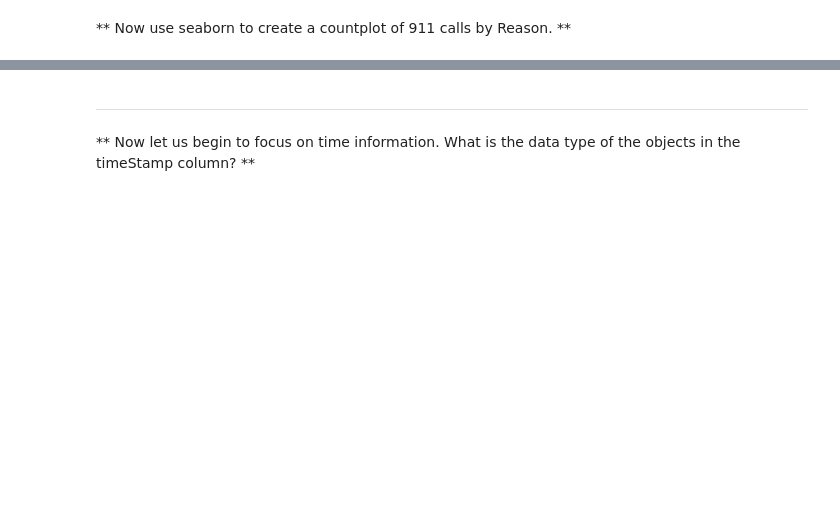
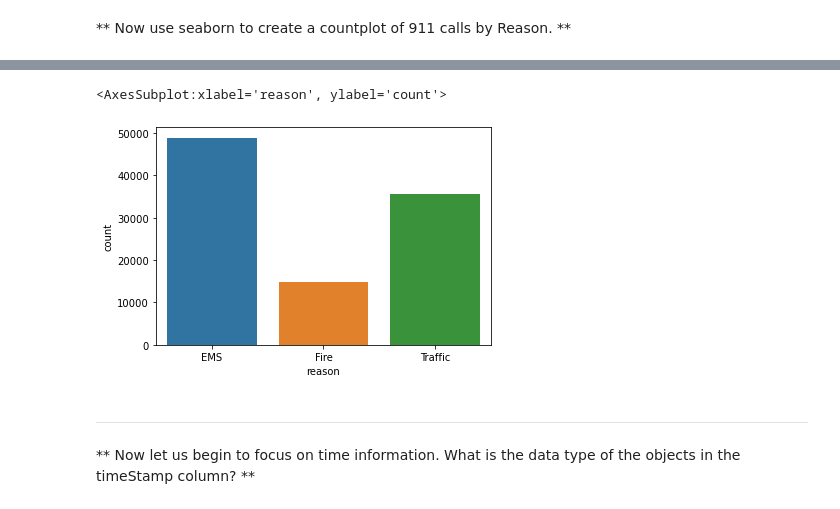
Before and after one commit to pilotpirxie/jupyter_notebooks, a Jupyter notebook: 08_capstone_911.ipynb, the cells around one changed output, grey strips where cells are left out. Drawn from its saved outputs; the diff is of its cells as text; code cells hidden in the pictures; blank space fills up the shorter version.

```diff
--- a/08_capstone_911.ipynb
+++ b/08_capstone_911.ipynb
@@ -24,4 +30,6 @@ ____
 # %% [markdown]
 ** Read in the csv file as a dataframe called df **
+# %%
+df = pd.read_csv('data/911.csv')
 # %% [markdown]
 ** Check the info() of the df **
@@ -92,0 +115,4 @@ Name: Reason, dtype: int64
+# %%
+reasons.groupby(by=reasons).count()
+df['reason'] = df.title.apply(lambda x: x.split(':')[0])
+df.reason.value_counts()
@@ -99,3 +126,8 @@ Name: Reason, dtype: int64
+# %%
+sns.countplot(df, x='reason')
+# %% [output]
+<AxesSubplot:xlabel='reason', ylabel='count'>
+[figure, added]
 # %% [markdown]
 ___
 ** Now let us begin to focus on time information. What is the data type of the objects in the timeStamp column? **
```
Also changed, not shown: parts of 52 cells of this notebook.
